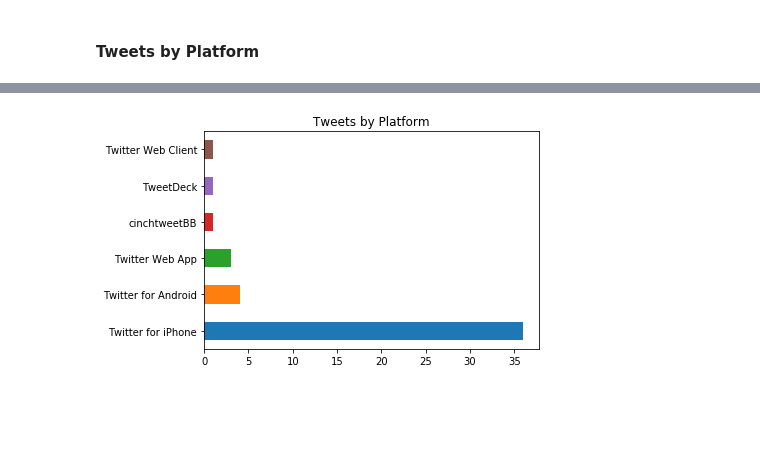
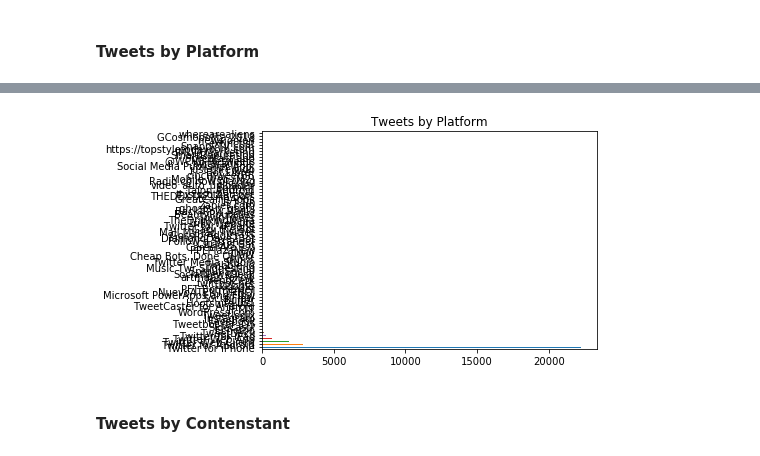
Before and after one commit to kgedney/bachelor-twitter, a Jupyter notebook: analyze-bachelor-tweets.ipynb, the cells around one changed output, grey strips where cells are left out. Drawn from its saved outputs; the diff is of its cells as text; code cells hidden in the pictures; blank space fills up the shorter version.

Commit message:
adding plots

```diff
--- a/analyze-bachelor-tweets.ipynb
+++ b/analyze-bachelor-tweets.ipynb
@@ -18,0 +34,4 @@ data = pd.read_json('data.jl.bak', lines=True)
+# %%
+# create nicely named column for plotting
+df['time'] = df['created_at_EST']
+df = df.set_index('time', drop=False)
@@ -20,0 +72,3 @@ data = pd.read_json('data.jl.bak', lines=True)
+# %%
+# subset on time
+df = df[(df.created_at_EST > '2019-02-25 19:30:00') & (df.created_at_EST < '2019-02-26 01:30:00')]
@@ -20,0 +95,4 @@ data = pd.read_json('data.jl.bak', lines=True)
+# %%
+# column called entities is a dictionary of data.. including hashtags
+# so convert to be its own list so we have a hastags columns
+df['hashtags'] = [[xx['text'] for xx in x['hashtags']] for x in df['entities'].tolist()]
@@ -55,6 +220,6 @@ from bs4 import BeautifulSoup
 def clean_source(x):
     return BeautifulSoup(x, "lxml").text
 
-data['short_source'] = data.source.apply(clean_source)
-data['short_source'].value_counts()
+df['short_source'] = df.source.apply(clean_source)
+df['short_source'].value_counts()
 # %% [output]
@@ -68,7 +243,9 @@ Name: short_source, dtype: int64
 # %%
 from matplotlib import pyplot as plt
-data.short_source.value_counts().plot.barh()
+df.short_source.value_counts().plot.barh()
 plt.title('Tweets by Platform')
 plt.show()
 # %% [output]
-[figure, old version]
+[figure, new version]
+# %% [markdown]
+#### Tweets by Contenstant
```
Also changed, not shown: parts of 20 cells of this notebook, 1 other file.
